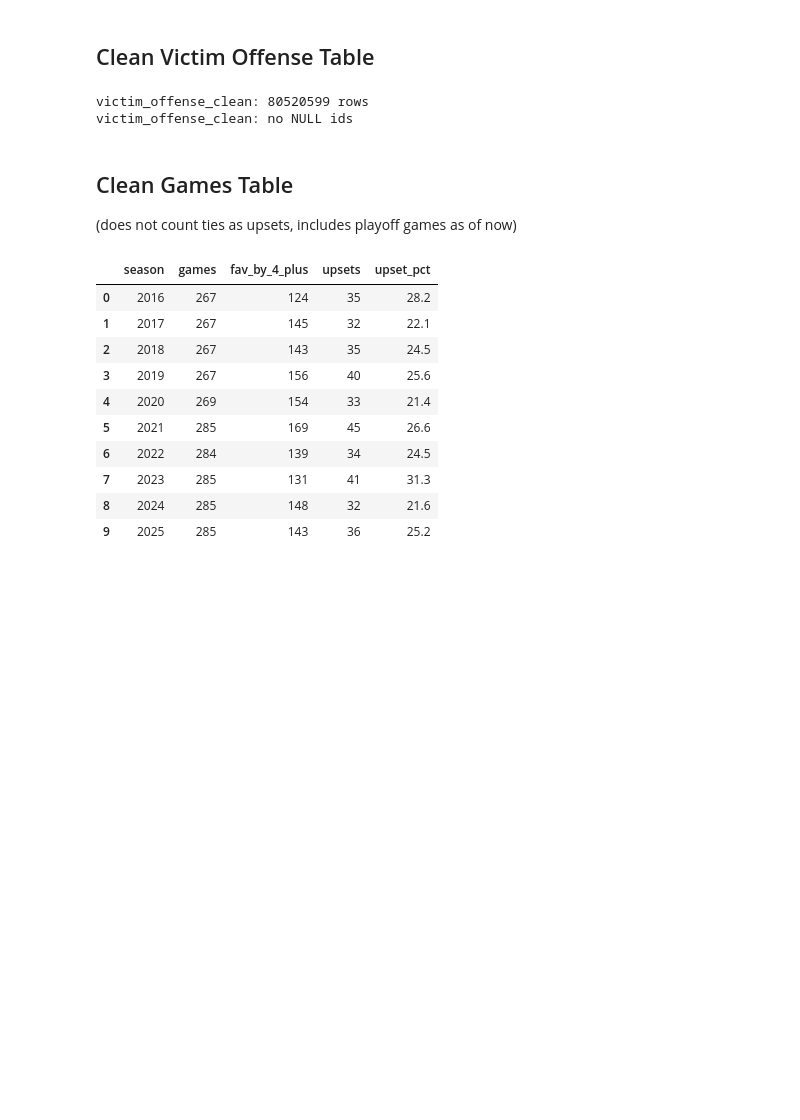
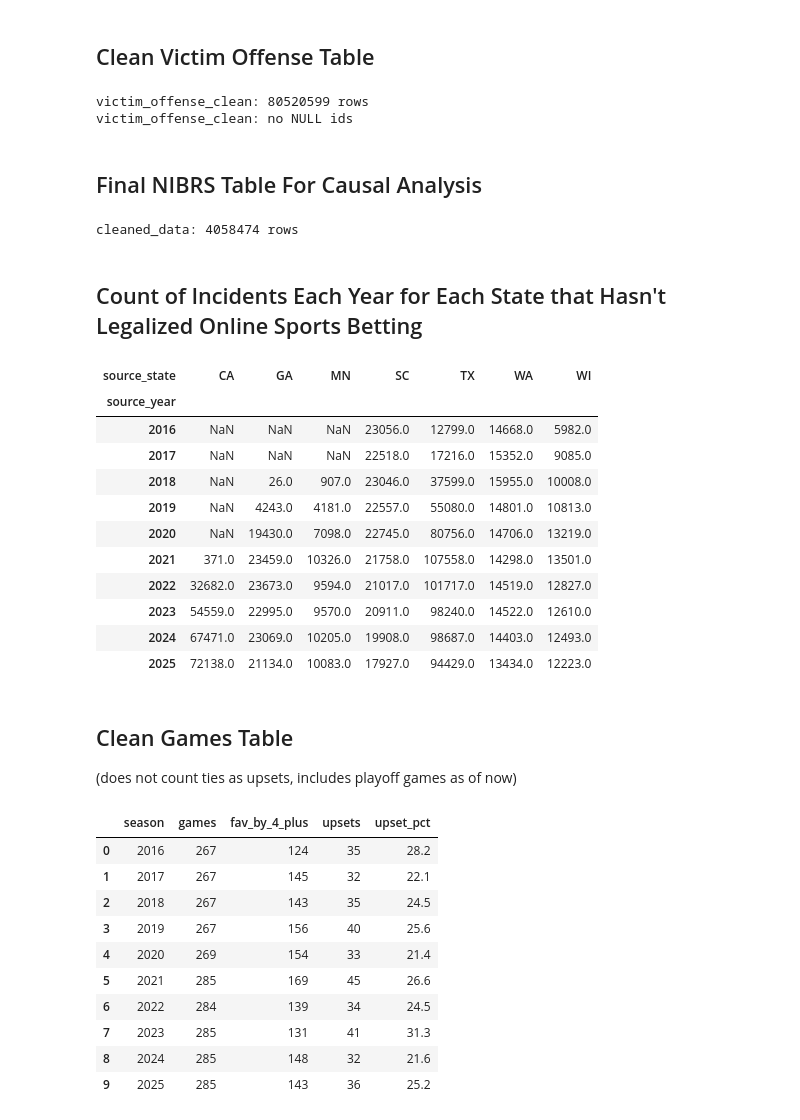
Before and after one commit to mshah22315/causal-inference-project, a Jupyter notebook: notebooks/02_clean.ipynb, the cells around one changed output. Cells and saved outputs as stored; diff of their text form; code cells hidden in the pictures; blank space fills up the shorter version.

Commit message:
added final table query, incident counts

```diff
--- a/notebooks/02_clean.ipynb
+++ b/notebooks/02_clean.ipynb
@@ -403,6 +403,70 @@ print("victim_offense_clean: no NULL ids")
 # %% [output]
 victim_offense_clean: 80520599 rows
 victim_offense_clean: no NULL ids
+# %% [markdown]
+## Final NIBRS Table For Causal Analysis
+# %%
+# Create a table with the cleaned data to only include incidents with a male offender, a female victim, the type of offense being either simple assault, aggravated assault, or intimidation,
+# and the relationship between the victim and offender being either spouse, common-law spouse, boyfriend/girlfriend, ex-boyfriend/ex-girlfriend, or ex-spouse.
+# This will be used for the causal inference analysis.
+cleaned_data = con.sql("""
+    CREATE OR REPLACE TABLE cleaned_data AS
+       SELECT i.incident_id, i.source_state, i.source_year, i.incident_date, i.incident_hour,
+                 o.offense_code,
+                 of.sex_code AS offender_sex,
+                 v.sex_code AS victim_sex,
+                 vor.relationship_id
+       FROM incident_clean i
+       JOIN offender_clean of ON i.incident_id = of.incident_id AND i.source_state = of.source_state AND i.source_year = of.source_year
+       JOIN victim_clean v ON i.incident_id = v.incident_id AND i.source_state = v.source_state AND i.source_year = v.source_year
+       JOIN offense_clean o ON i.incident_id = o.incident_id AND i.source_state = o.source_state AND i.source_year = o.source_year
+       JOIN victim_offense_clean vo ON v.victim_id = vo.victim_id AND o.offense_id = vo.offense_id AND i.source_state = vo.source_state AND i.source_year = vo.source_year
+       JOIN victim_offender_rel_clean vor ON v.victim_id = vor.victim_id AND of.offender_id = vor.offender_id AND i.source_state = vor.source_state AND i.source_year = vor.source_year
+       WHERE of.sex_code = 'M' AND v.sex_code = 'F'
+         AND o.offense_code IN ('13A', '13B', '13C')
+         AND vor.relationship_id IN (3, 6, 21, 26, 27)
+""")
+
+# 13A = Aggravated Assault, 13B = Simple Assault, 13C = Intimidation
+# 3 = Boyfriend/Girlfriend, 6 = Common-Law Spouse, 21 = Spouse, 26 = Ex-Spouse, 27 = Ex-Boyfriend/Ex-Girlfriend
+
+rows = con.sql("SELECT count(*) FROM cleaned_data").fetchall()[0][0]
+print(f"cleaned_data: {rows} rows")
+# %% [output]
+cleaned_data: 4058474 rows
+# %% [markdown]
+## Count of Incidents Each Year for Each State that Hasn't Legalized Online Sports Betting
+# %%
+# Find the number of incidents per year for states that haven't legalized online sports betting
+incidents_per_year = con.sql("""
+    SELECT source_year, source_state, count(*) AS incidents
+    FROM cleaned_data
+    WHERE source_state IN ('CA', 'GA', 'MN', 'SC', 'TX', 'WA', 'WI')
+    GROUP BY source_year, source_state
+    ORDER BY source_year
+""").df()
+
+# Replace NA values with 0's
+incidents_per_year = incidents_per_year.fillna(0)
+
+
+# Pivot table for easier readability
+incidents_per_year_pivot = incidents_per_year.pivot(index='source_year', columns='source_state', values='incidents')
+
+incidents_per_year_pivot
+# %% [output]
+| source_state | CA | GA | MN | SC | TX | WA | WI |
+| source_year |  |  |  |  |  |  |  |
+| 2016 | NaN | NaN | NaN | 23056.0 | 12799.0 | 14668.0 | 5982.0 |
+| 2017 | NaN | NaN | NaN | 22518.0 | 17216.0 | 15352.0 | 9085.0 |
+| 2018 | NaN | 26.0 | 907.0 | 23046.0 | 37599.0 | 15955.0 | 10008.0 |
+| 2019 | NaN | 4243.0 | 4181.0 | 22557.0 | 55080.0 | 14801.0 | 10813.0 |
+| 2020 | NaN | 19430.0 | 7098.0 | 22745.0 | 80756.0 | 14706.0 | 13219.0 |
+| 2021 | 371.0 | 23459.0 | 10326.0 | 21758.0 | 107558.0 | 14298.0 | 13501.0 |
+| 2022 | 32682.0 | 23673.0 | 9594.0 | 21017.0 | 101717.0 | 14519.0 | 12827.0 |
+| 2023 | 54559.0 | 22995.0 | 9570.0 | 20911.0 | 98240.0 | 14522.0 | 12610.0 |
+| 2024 | 67471.0 | 23069.0 | 10205.0 | 19908.0 | 98687.0 | 14403.0 | 12493.0 |
+| 2025 | 72138.0 | 21134.0 | 10083.0 | 17927.0 | 94429.0 | 13434.0 | 12223.0 |
 # %% [markdown]
 ## Clean Games Table
 
```
Also changed, not shown: parts of 2 cells of this notebook.
